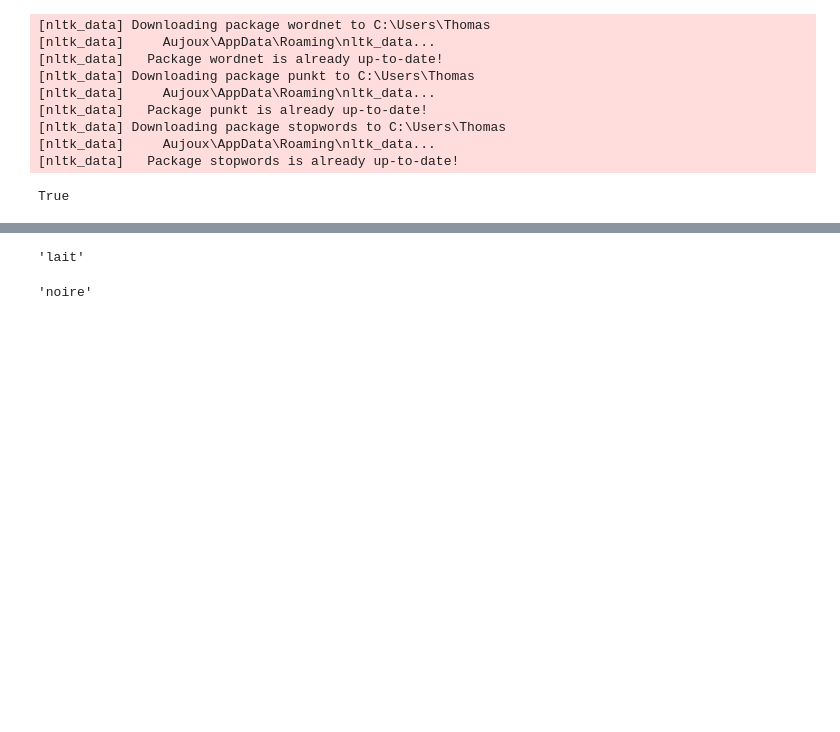
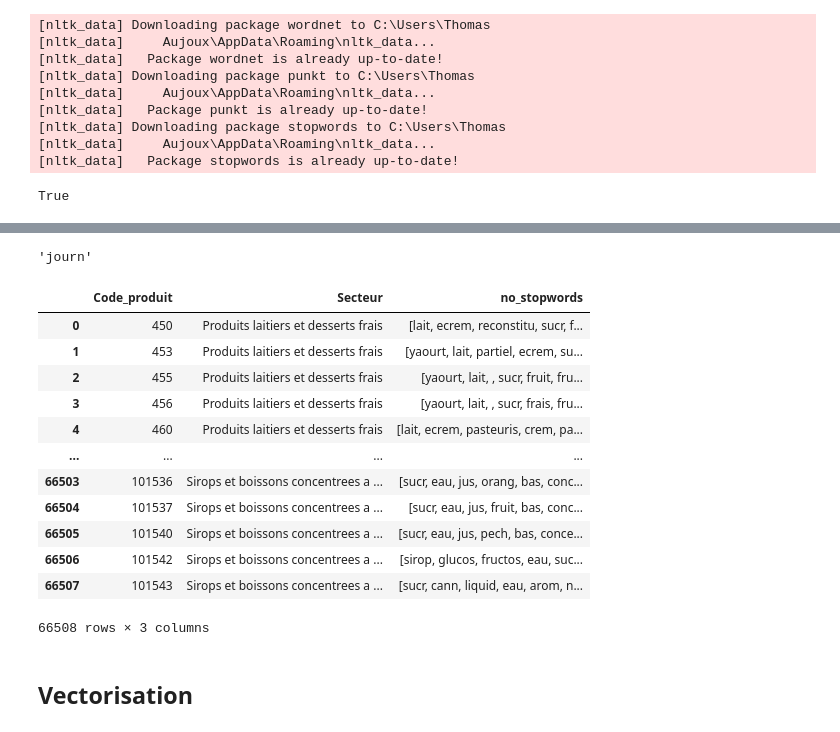
Before and after one commit to Thomasaujoux/food-classification, a Jupyter notebook: data_preparation/NLP.ipynb, the cells around one changed output, grey strips where cells are left out. Cells and saved outputs as stored; diff of their text form; code cells hidden in the pictures; blank space fills up the shorter version.

```diff
--- a/data_preparation/NLP.ipynb
+++ b/data_preparation/NLP.ipynb
@@ -234,10 +305,34 @@ lemmatizer.lemmatize("fruits")
+# %%
+from nltk.stem.snowball import SnowballStemmer
+stemmer = SnowballStemmer(language='french')
+
+
+def preprocess_text_stemm(df):
+    a = len(df)
+    for i in range(len(df)):
+        for j in range(len(df.iloc[i, 2])):
+            df.iloc[i, 2][j] = stemmer.stem(df.iloc[i, 2][j])
+
+    return df
+
+df = preprocess_text_stemm(df)
+# %%
+stemmer.stem("journées")
+# %% [output]
+'journ'
 # %%
-df = preprocess_text(df)
+df
+# %% [output]
+|  | Code_produit | Secteur | no_stopwords |
+| 0 | 450 | Produits laitiers et desserts frais | [lait, ecrem, reconstitu, sucr, f... |
+| 1 | 453 | Produits laitiers et desserts frais | [yaourt, lait, partiel, ecrem, su... |
+| 2 | 455 | Produits laitiers et desserts frais | [yaourt, lait, , sucr, fruit, fru... |
+| 3 | 456 | Produits laitiers et desserts frais | [yaourt, lait, , sucr, frais, fru... |
+| 4 | 460 | Produits laitiers et desserts frais | [lait, ecrem, pasteuris, crem, pa... |
+| ... | ... | ... | ... |
+| 66503 | 101536 | Sirops et boissons concentrees a ... | [sucr, eau, jus, orang, bas, conc... |
+| 66504 | 101537 | Sirops et boissons concentrees a ... | [sucr, eau, jus, fruit, bas, conc... |
+| 66505 | 101540 | Sirops et boissons concentrees a ... | [sucr, eau, jus, pech, bas, conce... |
+| 66506 | 101542 | Sirops et boissons concentrees a ... | [sirop, glucos, fructos, eau, suc... |
+| 66507 | 101543 | Sirops et boissons concentrees a ... | [sucr, cann, liquid, eau, arom, n... |
+66508 rows × 3 columns
-# %%
-df.iloc[2,2][1]
-# %% [output]
-'lait'
-# %%
-lemmatizer.lemmatize("noire")
-# %% [output]
-'noire'
@@ -246 +341,3 @@ df = df[["Code_produit", "Secteur", "no_stopwords"]]
+# %% [markdown]
+## Vectorisation
 # %%
```
Also changed, not shown: parts of 34 cells of this notebook, 4 other files.
